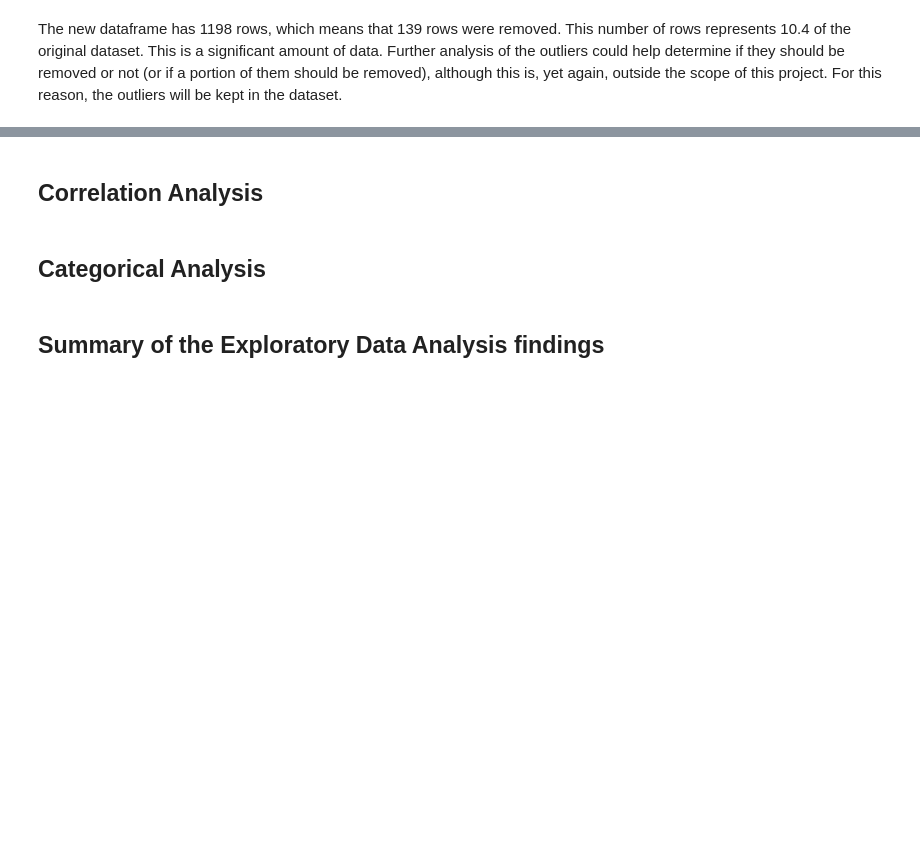
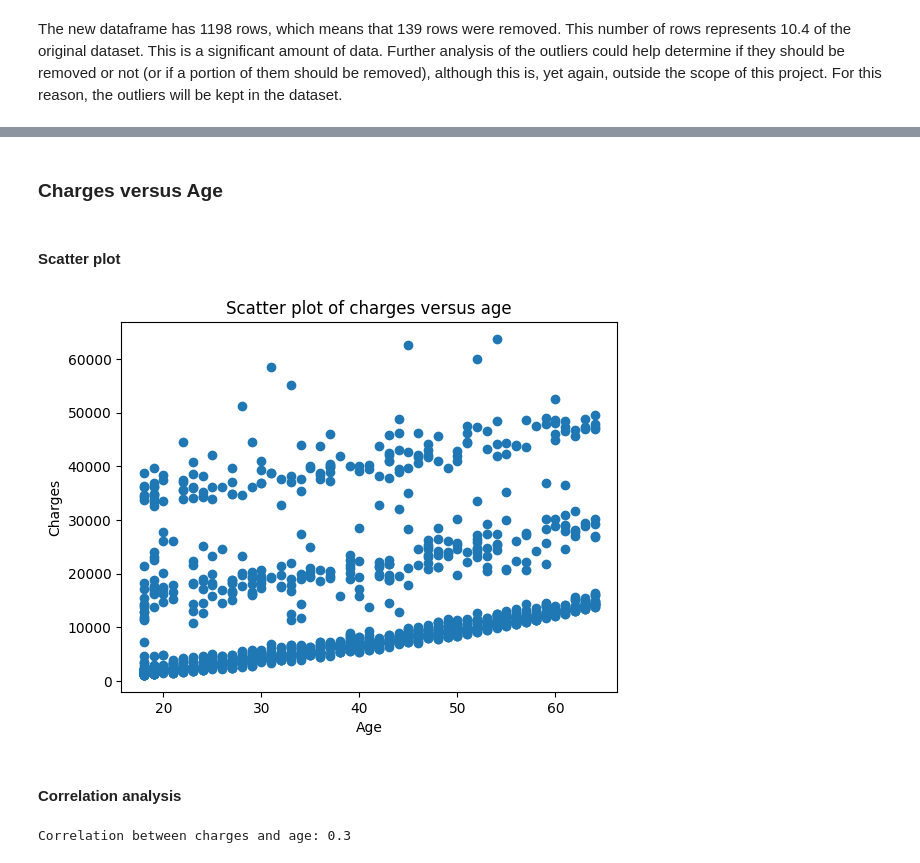
Before and after one commit to Facundo-Barbera/us-medical-insurance-costs-analysis, a Jupyter notebook: notebooks/main.ipynb, the cells around one changed output, grey strips where cells are left out. Drawn from its saved outputs; the diff is of its cells as text; code cells hidden in the pictures; blank space fills up the shorter version.

```diff
--- a/notebooks/main.ipynb
+++ b/notebooks/main.ipynb
@@ -81,6 +42,7 @@ This first code cell will be used to import the necessary libraries and load the
 # WARNING: This cell *needs* to be run *first* for the rest of the notebook to work.
 import pandas as pd
 import matplotlib.pyplot as plt
+import scipy
 
 # Define the paths to the data files
 data_path = '../data'
@@ -88,21 +50,22 @@ raw_data_path = data_path + '/raw'
 processed_data_path = data_path + '/processed'
 
 # Define the path to the source file
-source_file_path = raw_data_path + '/data.csv'
+source_file_path = raw_data_path + '/raw.csv'
 
 # Error handling for the source file
 try:
     # Load the source file into a dataframe
     main_df = pd.read_csv(source_file_path)
-
-    # Peek at the first five rows of the dataframe
-    print(main_df.head())
 except FileNotFoundError:
     print('The source file was not found')
+else:
+    print(main_df.head())
 
-# Library versions
-print(f'Pandas version: {pd.__version__}')
-print(f'Matplotlib version: {plt.matplotlib.__version__}')
+    # Library versions
+    print(f'Versions:')
+    print(f'Pandas version: {pd.__version__}')
+    print(f'Matplotlib version: {plt.matplotlib.__version__}')
+    print(f'Scipi version: {scipy.__version__}')
 # %% [output]
    age     sex     bmi  children smoker     region      charges
 0   19  female  27.900         0    yes  southwest  16884.92400
@@ -493,9 +482,22 @@ The distribution of the values for the `region` variable is fairly even, except
-# %% [markdown]
-<a id='corrleation-analysis'></a>
-## Correlation Analysis
-# %% [markdown]
-<a id='categorical-analysis'></a>
-## Categorical Analysis
-# %% [markdown]
-<a id='summary-of-eda-findings'></a>
-## Summary of the Exploratory Data Analysis findings
+# %% [markdown]
+
+### Charges versus Age
+# %% [markdown]
+#### Scatter plot
+# %%
+# Create a scatter plot for charges versus age
+plt.scatter(main_df['age'], main_df['charges'])
+plt.title('Scatter plot of charges versus age')
+plt.xlabel('Age')
+plt.ylabel('Charges')
+plt.show()
+# %% [output]
+[figure, added]
+# %% [markdown]
+#### Correlation analysis
+# %%
+# Determine the correlation between the charges and age variables
+correlation = main_df['charges'].corr(main_df['age'])
+print(f'Correlation between charges and age: {round(correlation, 2)}')
+# %% [output]
+Correlation between charges and age: 0.3
```
Also changed, not shown: parts of 69 cells of this notebook, 1 other file.
